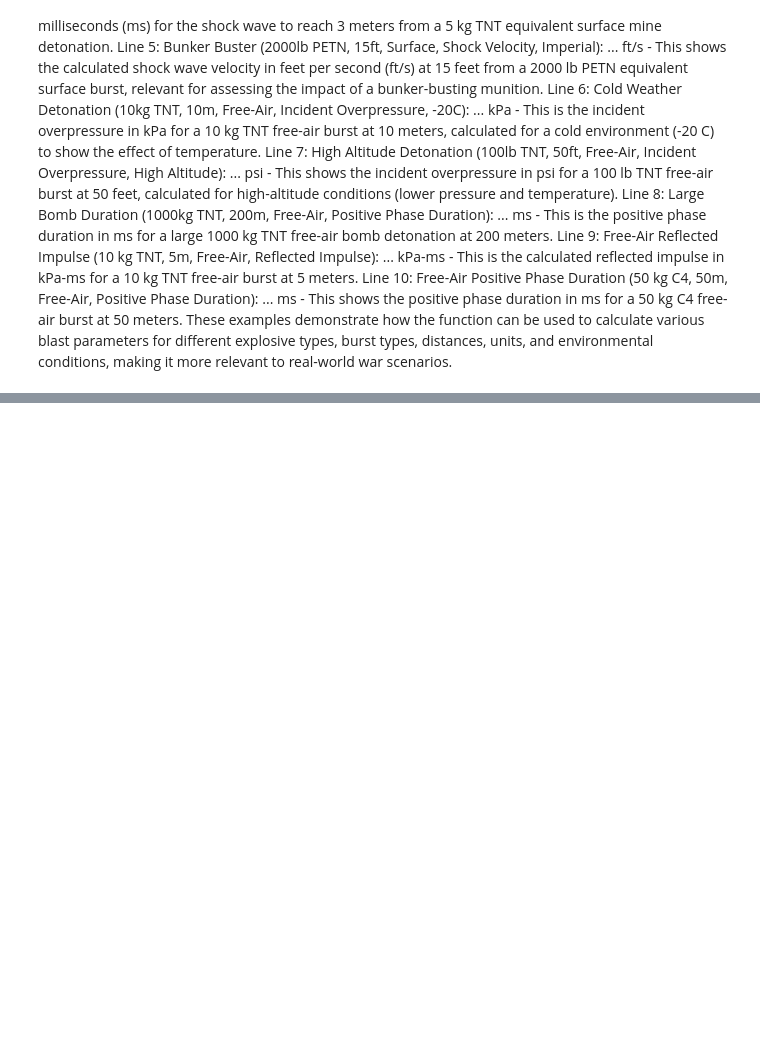
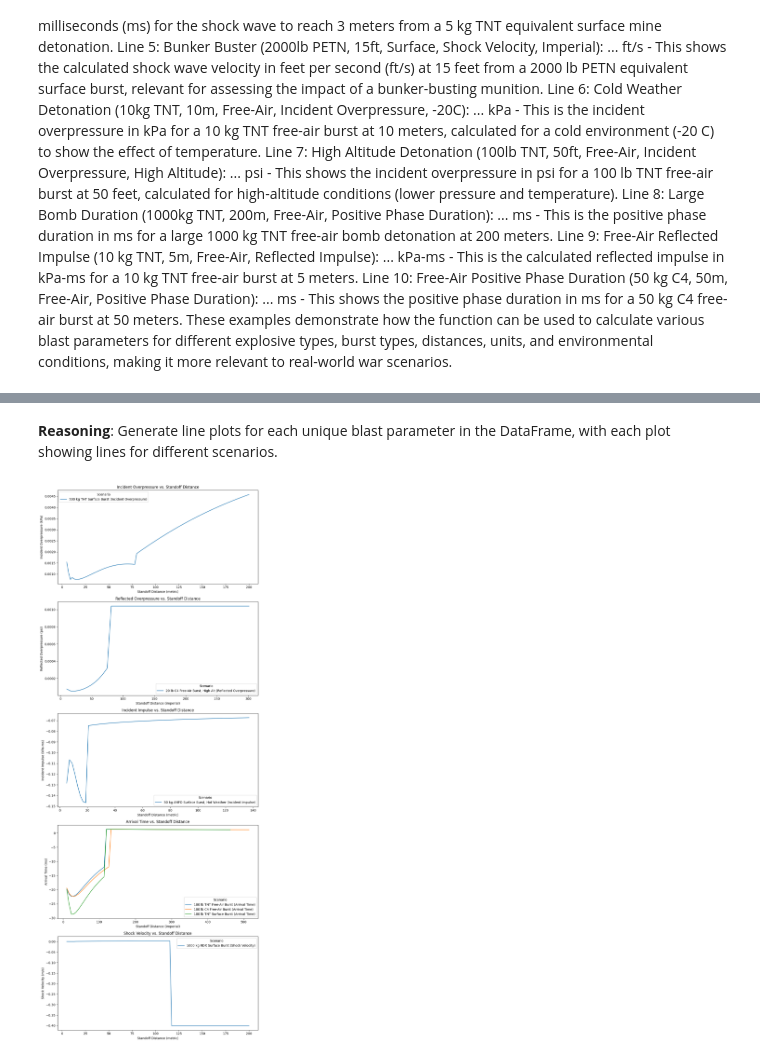
Before and after one commit to lynnfdsouza/CUAS21, a Jupyter notebook: Blast_parameters_math.ipynb, the cells around one changed output, grey strips where cells are left out. Saved outputs shown, nothing was run; the diff lists cells and outputs as text; code cells hidden in the pictures; blank space fills up the shorter version.

```diff
--- a/Blast_parameters_math.ipynb
+++ b/Blast_parameters_math.ipynb
@@ -4263,0 +4450,75 @@ These examples demonstrate how the function can be used to calculate various bla
+# %% [markdown]
+**Reasoning**:
+Generate line plots for each unique blast parameter in the DataFrame, with each plot showing lines for different scenarios.
+# %%
+import matplotlib.pyplot as plt
+import seaborn as sns
+
+# Determine unique blast parameters
+unique_parameters = df_results['Parameter'].unique()
+
+# Determine the number of plots needed
+n_plots = len(unique_parameters)
+
+# Set up the figure and axes for subplots
+# Adjust figure size based on the number of plots
+fig, axes = plt.subplots(n_plots, 1, figsize=(10, 5 * n_plots), squeeze=False)
+
+# Flatten the axes array for easy iteration
+axes = axes.flatten()
+
+# Iterate through each unique parameter to create a separate plot
+for i, parameter in enumerate(unique_parameters):
+    ax = axes[i]
+
+    # Filter data for the current parameter
+    df_param = df_results[df_results['Parameter'] == parameter]
+
+    # Determine the unit for the current parameter
+    # Assuming unit is consistent for a given parameter within the filtered data
+    unit = df_param['Unit'].iloc[0] if not df_param.empty else ''
+    output_unit = ''
+    if parameter in ['incident_overpressure', 'reflected_overpressure']:
+        output_unit = 'kPa' if unit == 'metric' else 'psi'
+    elif parameter in ['incident_impulse', 'reflected_impulse']:
+        output_unit = 'kPa-ms' if unit == 'metric' else 'psi-ms'
+    elif parameter in ['arrival_time', 'positive_phase_duration']:
+        output_unit = 'ms' # ms for both metric and imperial
+    elif parameter == 'shock_velocity':
+        output_unit = 'm/s' if unit == 'metric' else 'ft/s'
+
+
+    # Get unique scenarios for the current parameter
+    unique_scenarios = df_param['Scenario Label'].unique()
+
+    # Iterate through each scenario for the current parameter
+    for scenario_label in unique_scenarios:
+        # Filter data for the current scenario
+        df_scenario = df_param[df_param['Scenario Label'] == scenario_label]
+
+        # Create a line plot
+        sns.lineplot(data=df_scenario, x='R', y='Value', ax=ax, label=scenario_label)
+
+    # Label the axes
+    ax.set_xlabel(f'Standoff Distance ({unit})') # Use input unit for distance axis
+    ax.set_ylabel(f'{parameter.replace("_", " ").title()} ({output_unit})')
+
+    # Add a title
+    ax.set_title(f'{parameter.replace("_", " ").title()} vs. Standoff Distance')
+
+    # Add a legend
+    ax.legend(title='Scenario')
+
+    # Consider logarithmic scale for the y-axis if values vary greatly
+    # This is a heuristic and might need manual adjustment based on the actual data range
+    if df_param['Value'].max() / df_param['Value'].min() > 100 and df_param['Value'].min() > 0:
+         ax.set_yscale('log')
+
+
+# Adjust layout to prevent overlapping titles and labels
+plt.tight_layout()
+
+# Show the plots
+plt.show()
+# %% [output]
+[figure, added]
```
Also changed, not shown: parts of 15 cells of this notebook.
